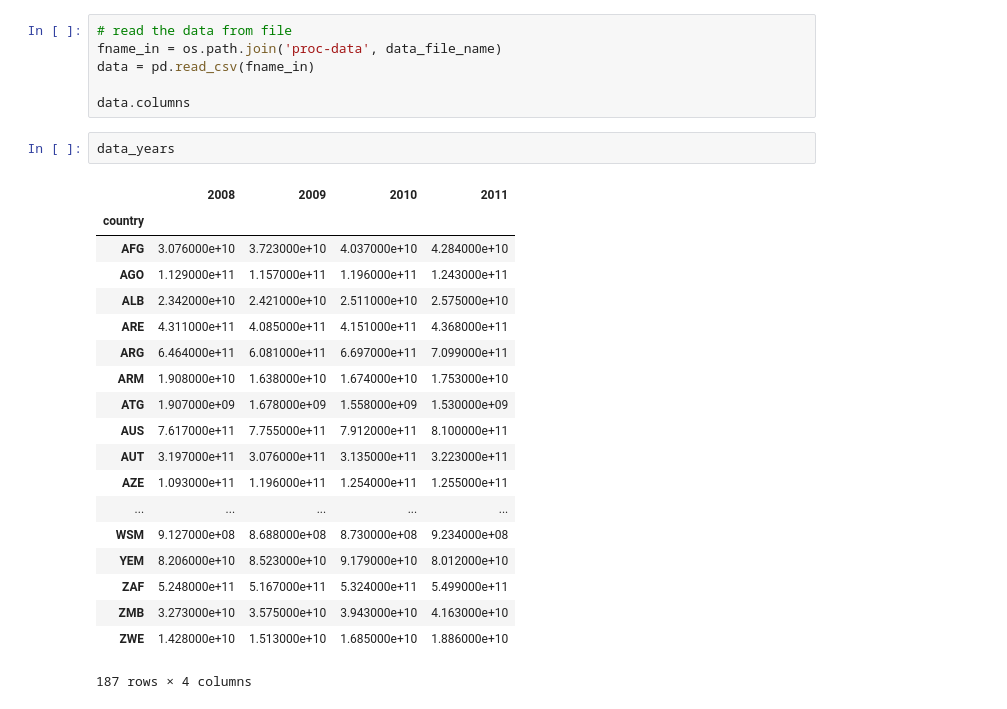
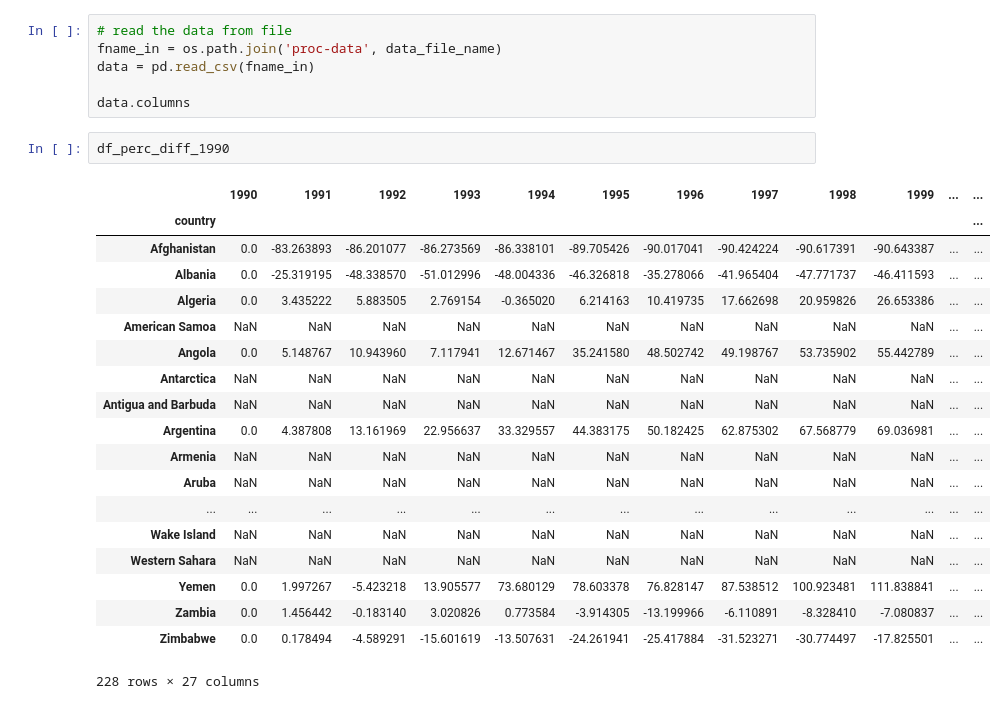
Before and after one commit to mljeffery/performance-distribution-tools, a Jupyter notebook: make-collective-progress-plots.ipynb, the cells around one changed output. Drawn from its saved outputs; the diff is of its cells as text.

```diff
--- a/make-collective-progress-plots.ipynb
+++ b/make-collective-progress-plots.ipynb
@@ -107,25 +247,25 @@ fname_in = os.path.join('proc-data', data_file_name)
 data = pd.read_csv(fname_in)
 
 data.columns
-# %%
-data_years
-# %% [output]
-|  | 2008 | 2009 | 2010 | 2011 |
-| country |  |  |  |  |
-| AFG | 3.076000e+10 | 3.723000e+10 | 4.037000e+10 | 4.284000e+10 |
-| AGO | 1.129000e+11 | 1.157000e+11 | 1.196000e+11 | 1.243000e+11 |
-| ALB | 2.342000e+10 | 2.421000e+10 | 2.511000e+10 | 2.575000e+10 |
-| ARE | 4.311000e+11 | 4.085000e+11 | 4.151000e+11 | 4.368000e+11 |
-| ARG | 6.464000e+11 | 6.081000e+11 | 6.697000e+11 | 7.099000e+11 |
-| ARM | 1.908000e+10 | 1.638000e+10 | 1.674000e+10 | 1.753000e+10 |
-| ATG | 1.907000e+09 | 1.678000e+09 | 1.558000e+09 | 1.530000e+09 |
-| AUS | 7.617000e+11 | 7.755000e+11 | 7.912000e+11 | 8.100000e+11 |
-| AUT | 3.197000e+11 | 3.076000e+11 | 3.135000e+11 | 3.223000e+11 |
-| AZE | 1.093000e+11 | 1.196000e+11 | 1.254000e+11 | 1.255000e+11 |
-| ... | ... | ... | ... | ... |
-| WSM | 9.127000e+08 | 8.688000e+08 | 8.730000e+08 | 9.234000e+08 |
-| YEM | 8.206000e+10 | 8.523000e+10 | 9.179000e+10 | 8.012000e+10 |
-| ZAF | 5.248000e+11 | 5.167000e+11 | 5.324000e+11 | 5.499000e+11 |
-| ZMB | 3.273000e+10 | 3.575000e+10 | 3.943000e+10 | 4.163000e+10 |
-| ZWE | 1.428000e+10 | 1.513000e+10 | 1.685000e+10 | 1.886000e+10 |
-187 rows × 4 columns
+# %%
+df_perc_diff_1990
+# %% [output]
+|  | 1990 | 1991 | 1992 | 1993 | 1994 | 1995 | 1996 | 1997 | 1998 | 1999 | ... | ... |
+| country |  |  |  |  |  |  |  |  |  |  |  | ... |
+| Afghanistan | 0.0 | -83.263893 | -86.201077 | -86.273569 | -86.338101 | -89.705426 | -90.017041 | -90.424224 | -90.617391 | -90.643387 | ... | ... |
+| Albania | 0.0 | -25.319195 | -48.338570 | -51.012996 | -48.004336 | -46.326818 | -35.278066 | -41.965404 | -47.771737 | -46.411593 | ... | ... |
+| Algeria | 0.0 | 3.435222 | 5.883505 | 2.769154 | -0.365020 | 6.214163 | 10.419735 | 17.662698 | 20.959826 | 26.653386 | ... | ... |
+| American Samoa | NaN | NaN | NaN | NaN | NaN | NaN | NaN | NaN | NaN | NaN | ... | ... |
+| Angola | 0.0 | 5.148767 | 10.943960 | 7.117941 | 12.671467 | 35.241580 | 48.502742 | 49.198767 | 53.735902 | 55.442789 | ... | ... |
+| Antarctica | NaN | NaN | NaN | NaN | NaN | NaN | NaN | NaN | NaN | NaN | ... | ... |
+| Antigua and Barbuda | NaN | NaN | NaN | NaN | NaN | NaN | NaN | NaN | NaN | NaN | ... | ... |
+| Argentina | 0.0 | 4.387808 | 13.161969 | 22.956637 | 33.329557 | 44.383175 | 50.182425 | 62.875302 | 67.568779 | 69.036981 | ... | ... |
+| Armenia | NaN | NaN | NaN | NaN | NaN | NaN | NaN | NaN | NaN | NaN | ... | ... |
+| Aruba | NaN | NaN | NaN | NaN | NaN | NaN | NaN | NaN | NaN | NaN | ... | ... |
+| ... | ... | ... | ... | ... | ... | ... | ... | ... | ... | ... | ... | ... |
+| Wake Island | NaN | NaN | NaN | NaN | NaN | NaN | NaN | NaN | NaN | NaN | ... | ... |
+| Western Sahara | NaN | NaN | NaN | NaN | NaN | NaN | NaN | NaN | NaN | NaN | ... | ... |
+| Yemen | 0.0 | 1.997267 | -5.423218 | 13.905577 | 73.680129 | 78.603378 | 76.828147 | 87.538512 | 100.923481 | 111.838841 | ... | ... |
+| Zambia | 0.0 | 1.456442 | -0.183140 | 3.020826 | 0.773584 | -3.914305 | -13.199966 | -6.110891 | -8.328410 | -7.080837 | ... | ... |
+| Zimbabwe | 0.0 | 0.178494 | -4.589291 | -15.601619 | -13.507631 | -24.261941 | -25.417884 | -31.523271 | -30.774497 | -17.825501 | ... | ... |
+228 rows × 27 columns
```
Also changed, not shown: parts of 5 cells of this notebook, 2 other files.
